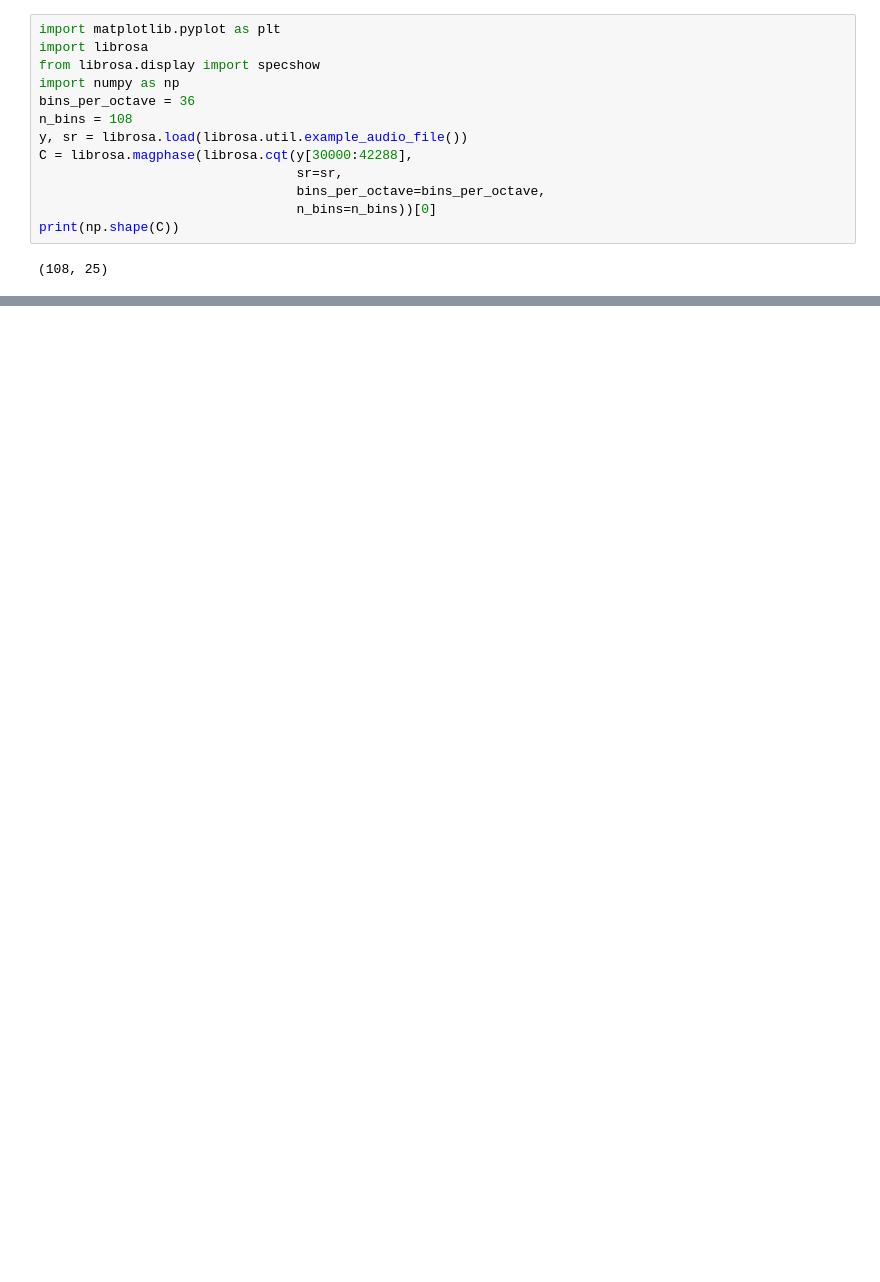
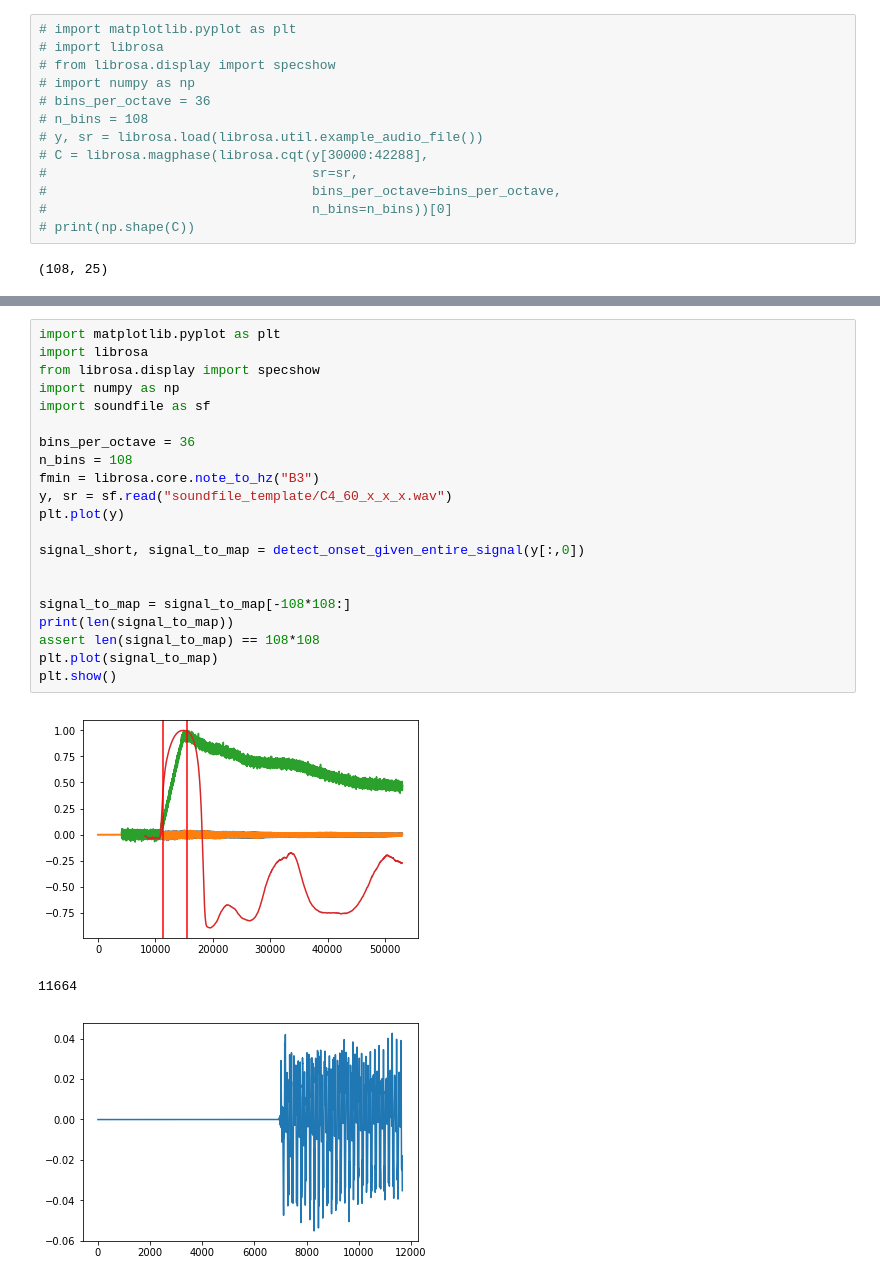
Before and after one commit to tonghuikang/musicpygame, a Jupyter notebook: note_evaluation/test_cqt_function.ipynb, the cells around one changed output, grey strips where cells are left out. Cells and saved outputs as stored; diff of their text form; blank space fills up the shorter version.

```diff
--- a/note_evaluation/test_cqt_function.ipynb
+++ b/note_evaluation/test_cqt_function.ipynb
@@ -129,18 +131,18 @@ def cqt_function(signal_to_ayse):
 if __name__ == '__main__':
     test_function_accuracy(cqt_function, plotting=True, deleting=True, generating=False)
 # %%
-import matplotlib.pyplot as plt
-import librosa
-from librosa.display import specshow
-import numpy as np
-bins_per_octave = 36
-n_bins = 108
-y, sr = librosa.load(librosa.util.example_audio_file())
-C = librosa.magphase(librosa.cqt(y[30000:42288],
-                                 sr=sr,
-                                 bins_per_octave=bins_per_octave,
-                                 n_bins=n_bins))[0]
-print(np.shape(C))
+# import matplotlib.pyplot as plt
+# import librosa
+# from librosa.display import specshow
+# import numpy as np
+# bins_per_octave = 36
+# n_bins = 108
+# y, sr = librosa.load(librosa.util.example_audio_file())
+# C = librosa.magphase(librosa.cqt(y[30000:42288],
+#                                  sr=sr,
+#                                  bins_per_octave=bins_per_octave,
+#                                  n_bins=n_bins))[0]
+# print(np.shape(C))
 # %% [output]
 (108, 25)
 # %%
@@ -172,0 +174,25 @@ plt.show()
+# %%
+import matplotlib.pyplot as plt
+import librosa
+from librosa.display import specshow
+import numpy as np
+import soundfile as sf
+
+bins_per_octave = 36
+n_bins = 108
+fmin = librosa.core.note_to_hz("B3")
+y, sr = sf.read("soundfile_template/C4_60_x_x_x.wav")
+plt.plot(y)
+
+signal_short, signal_to_map = detect_onset_given_entire_signal(y[:,0])
+
+
+signal_to_map = signal_to_map[-108*108:]
+print(len(signal_to_map))
+assert len(signal_to_map) == 108*108
+plt.plot(signal_to_map)
+plt.show()
+# %% [output]
+[figure, added]
+11664
+[figure, added]
```
Also changed, not shown: parts of 9 cells of this notebook.
